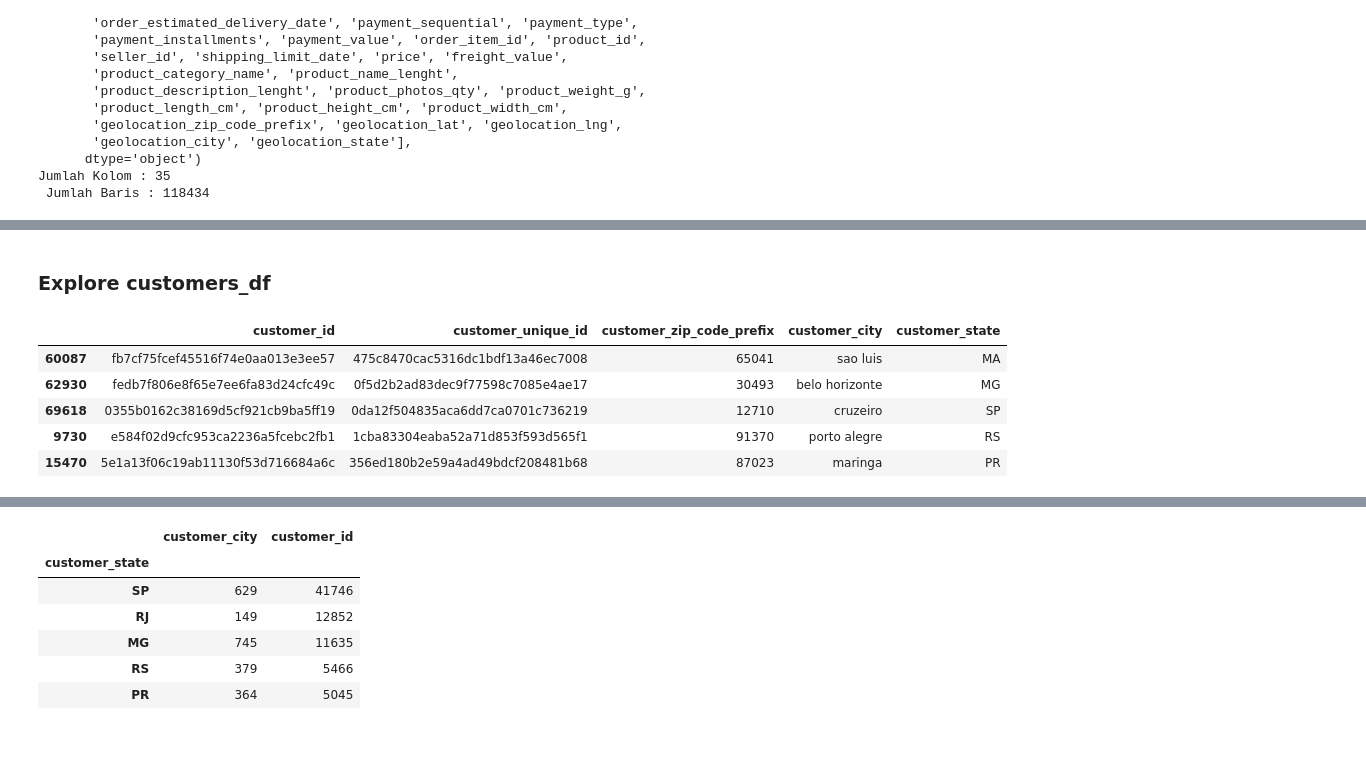
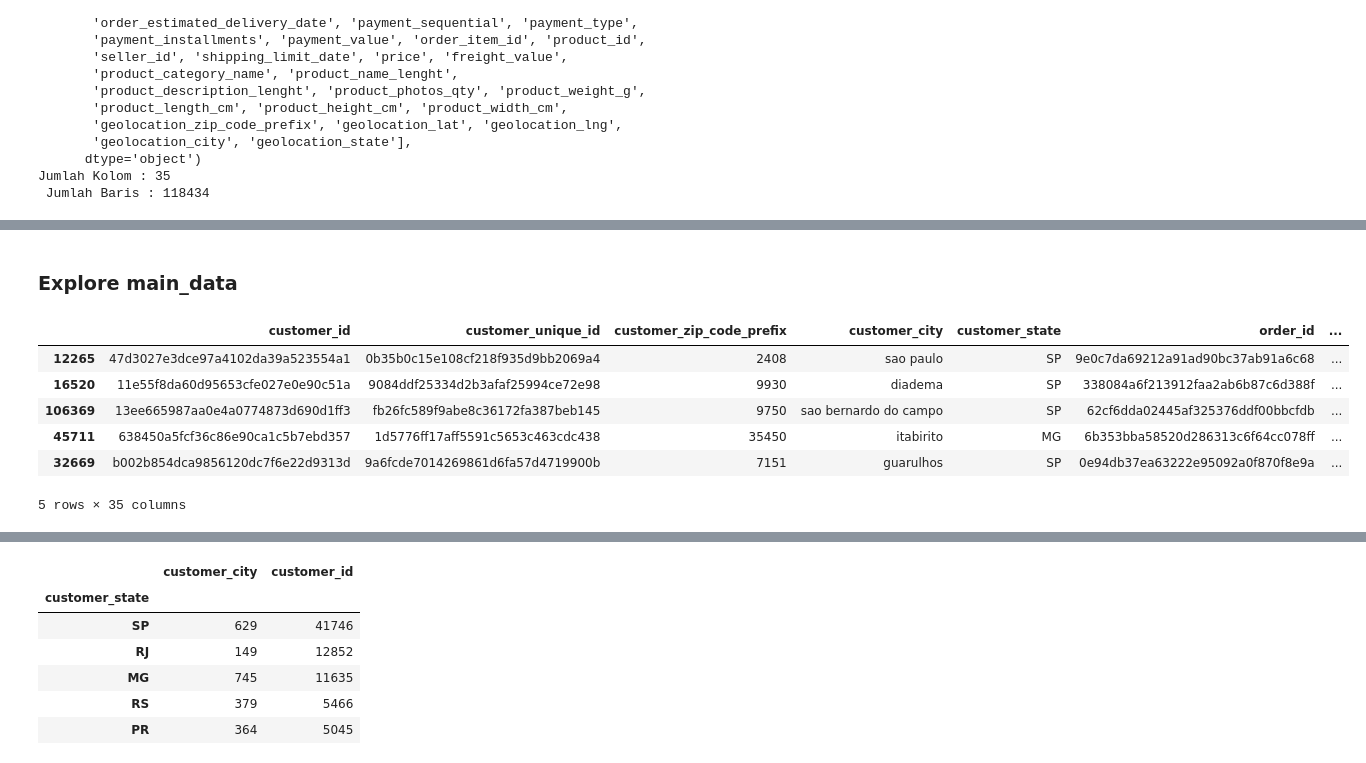
Before and after one commit to AqilzFracs/Project_Analisis_Data, a Jupyter notebook: notebook.ipynb, the cells around one changed output, grey strips where cells are left out. Saved outputs shown, nothing was run; the diff lists cells and outputs as text; code cells hidden in the pictures.

```diff
--- a/notebook.ipynb
+++ b/notebook.ipynb
@@ -722,12 +712,13 @@ Jumlah Kolom : 5
 # %% [markdown]
-### Explore customers_df
+### Explore main_data
 # %%
-customers_df.sample(5)
+main_data.sample(5)
 # %% [output]
-|  | customer_id | customer_unique_id | customer_zip_code_prefix | customer_city | customer_state |
-| 60087 | fb7cf75fcef45516f74e0aa013e3ee57 | 475c8470cac5316dc1bdf13a46ec7008 | 65041 | sao luis | MA |
-| 62930 | fedb7f806e8f65e7ee6fa83d24cfc49c | 0f5d2b2ad83dec9f77598c7085e4ae17 | 30493 | belo horizonte | MG |
-| 69618 | 0355b0162c38169d5cf921cb9ba5ff19 | 0da12f504835aca6dd7ca0701c736219 | 12710 | cruzeiro | SP |
-| 9730 | e584f02d9cfc953ca2236a5fcebc2fb1 | 1cba83304eaba52a71d853f593d565f1 | 91370 | porto alegre | RS |
-| 15470 | 5e1a13f06c19ab11130f53d716684a6c | 356ed180b2e59a4ad49bdcf208481b68 | 87023 | maringa | PR |
+|  | customer_id | customer_unique_id | customer_zip_code_prefix | customer_city | customer_state | order_id | ... |
+| 12265 | 47d3027e3dce97a4102da39a523554a1 | 0b35b0c15e108cf218f935d9bb2069a4 | 2408 | sao paulo | SP | 9e0c7da69212a91ad90bc37ab91a6c68 | ... |
+| 16520 | 11e55f8da60d95653cfe027e0e90c51a | 9084ddf25334d2b3afaf25994ce72e98 | 9930 | diadema | SP | 338084a6f213912faa2ab6b87c6d388f | ... |
+| 106369 | 13ee665987aa0e4a0774873d690d1ff3 | fb26fc589f9abe8c36172fa387beb145 | 9750 | sao bernardo do campo | SP | 62cf6dda02445af325376ddf00bbcfdb | ... |
+| 45711 | 638450a5fcf36c86e90ca1c5b7ebd357 | 1d5776ff17aff5591c5653c463cdc438 | 35450 | itabirito | MG | 6b353bba58520d286313c6f64cc078ff | ... |
+| 32669 | b002b854dca9856120dc7f6e22d9313d | 9a6fcde7014269861d6fa57d4719900b | 7151 | guarulhos | SP | 0e94db37ea63222e95092a0f870f8e9a | ... |
+5 rows × 35 columns
 # %%
```
Also changed, not shown: parts of 48 cells of this notebook, 2 other files.
